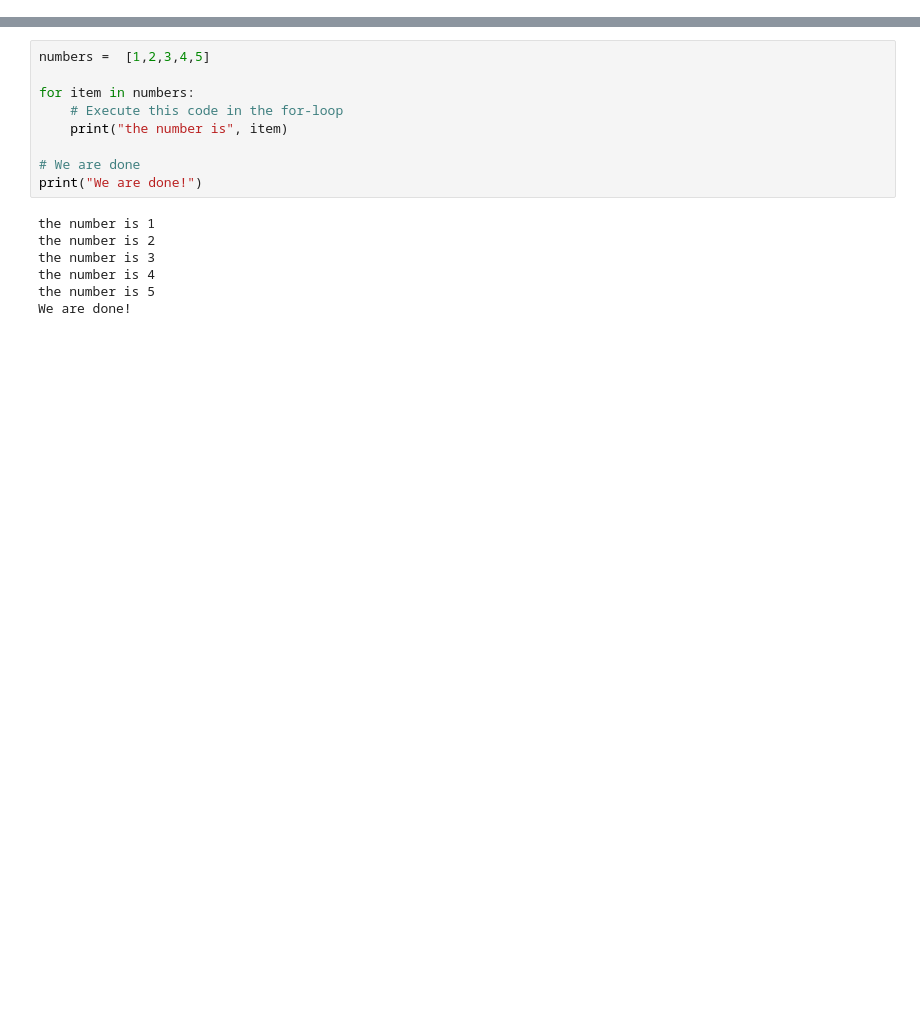
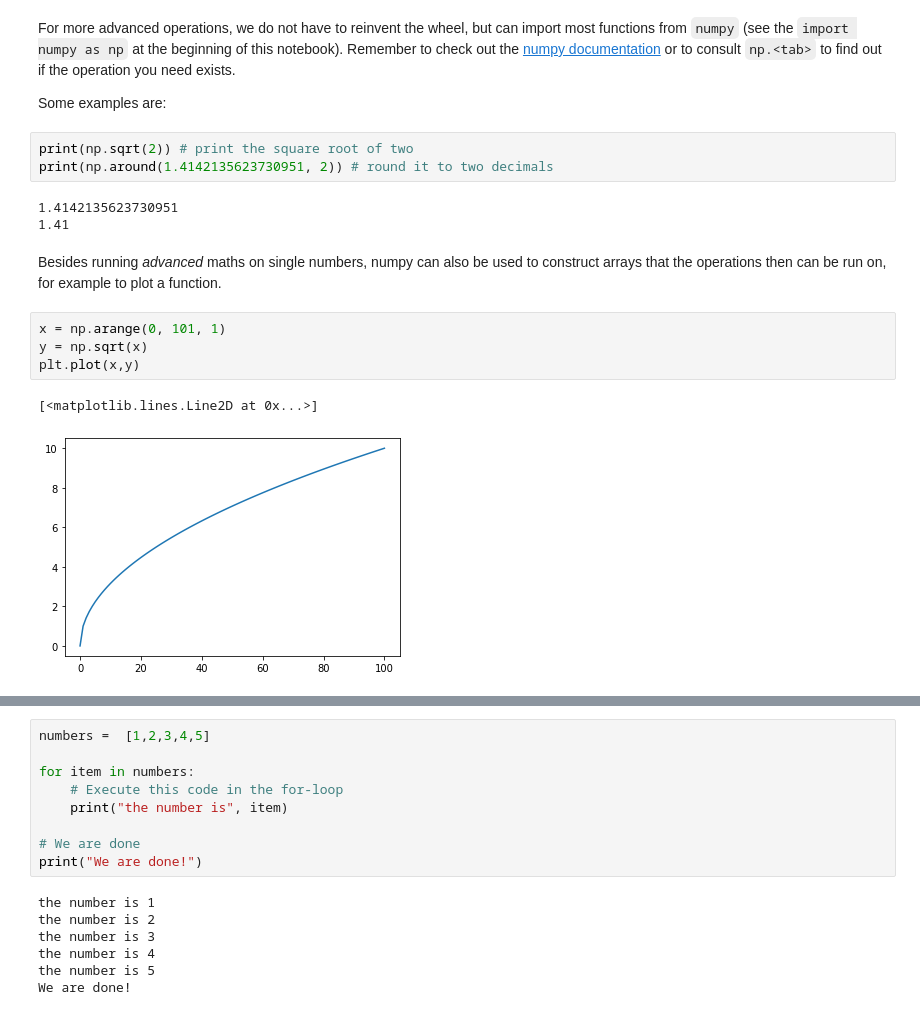
Before and after one commit to hydrogeology-graz/geopython_course, a Jupyter notebook: Lecture_3/Notebook3.ipynb, the cells around one changed output, grey strips where cells are left out. Cells and saved outputs as stored; diff of their text form; blank space fills up the shorter version.

```diff
--- a/Lecture_3/Notebook3.ipynb
+++ b/Lecture_3/Notebook3.ipynb
@@ -105,0 +42,20 @@ numbers[-1:2:-1]
+# %% [markdown]
+For more advanced operations, we do not have to reinvent the wheel, but can import most functions from `numpy` (see the `import numpy as np` at the beginning of this notebook).
+Remember to check out the [numpy documentation](https://numpy.org/doc/1.18/reference/routines.math.html) or to consult `np.<tab>` to find out if the operation you need exists.
+
+Some examples are:
+# %%
+print(np.sqrt(2)) # print the square root of two
+print(np.around(1.4142135623730951, 2)) # round it to two decimals
+# %% [output]
+1.4142135623730951
+1.41
+# %% [markdown]
+Besides running *advanced* maths on single numbers, numpy can also be used to construct arrays that the operations then can be run on, for example to plot a function.
+# %%
+x = np.arange(0, 101, 1)
+y = np.sqrt(x)
+plt.plot(x,y)
+# %% [output]
+[<matplotlib.lines.Line2D at 0x...>]
+[figure, added]
```
Also changed, not shown: parts of 62 cells of this notebook.
